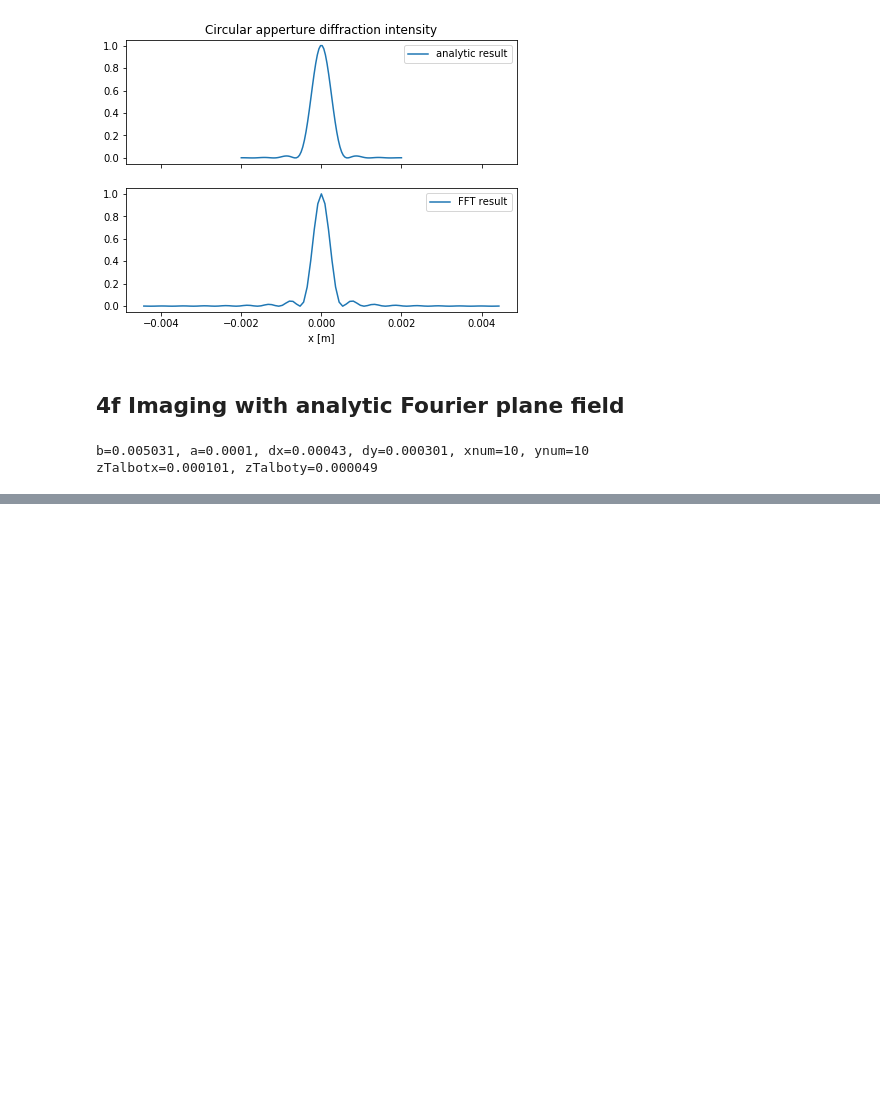
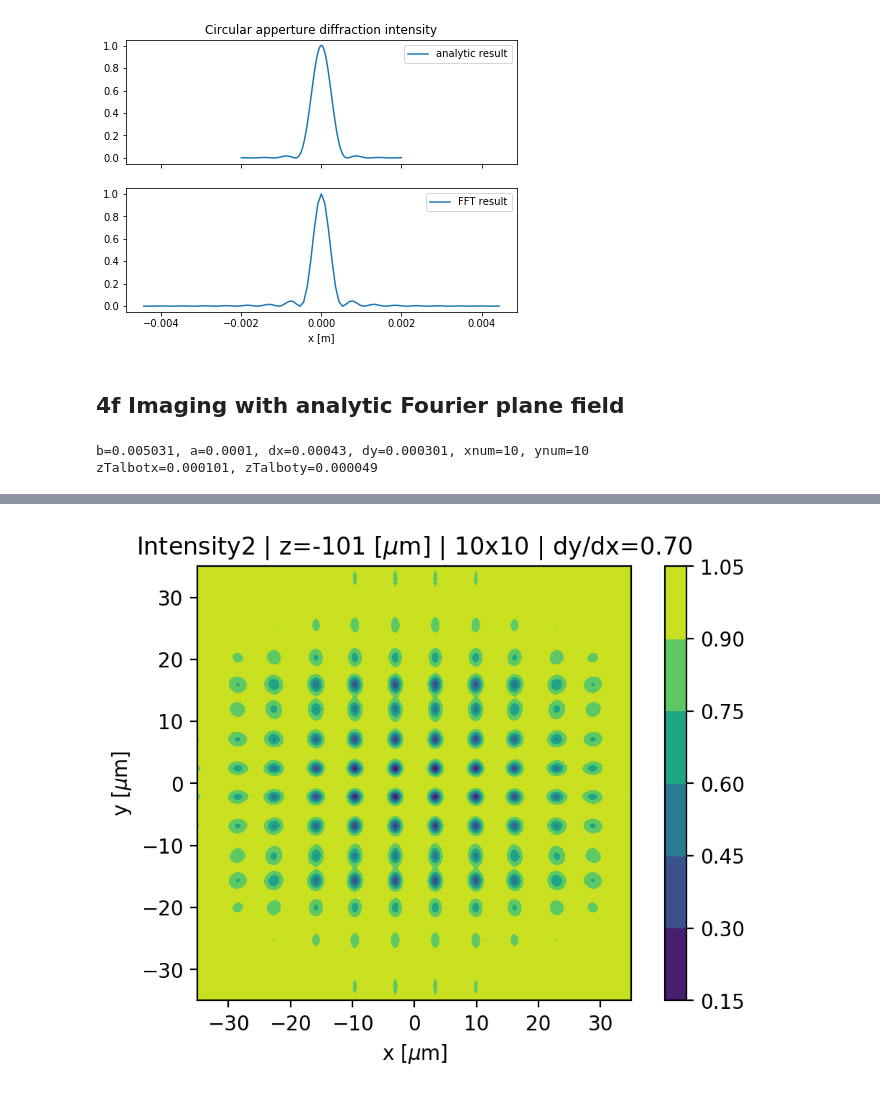
Before and after one commit to prhuft/fourier-optics, a Jupyter notebook: fft_optics.ipynb, the cells around one changed output, grey strips where cells are left out. Cells and saved outputs as stored; diff of their text form; code cells hidden in the pictures; blank space fills up the shorter version.

```diff
--- a/fft_optics.ipynb
+++ b/fft_optics.ipynb
@@ -254,0 +431,4 @@ wrote file to dark_I2xy_z101um_dydx70_10x10.png
+# %%
+Image('dark_I2xy_z101um_dydx70_10x10.png')
+# %% [output]
+[figure, added]
```
Also changed, not shown: parts of 18 cells of this notebook, 27 other files.
